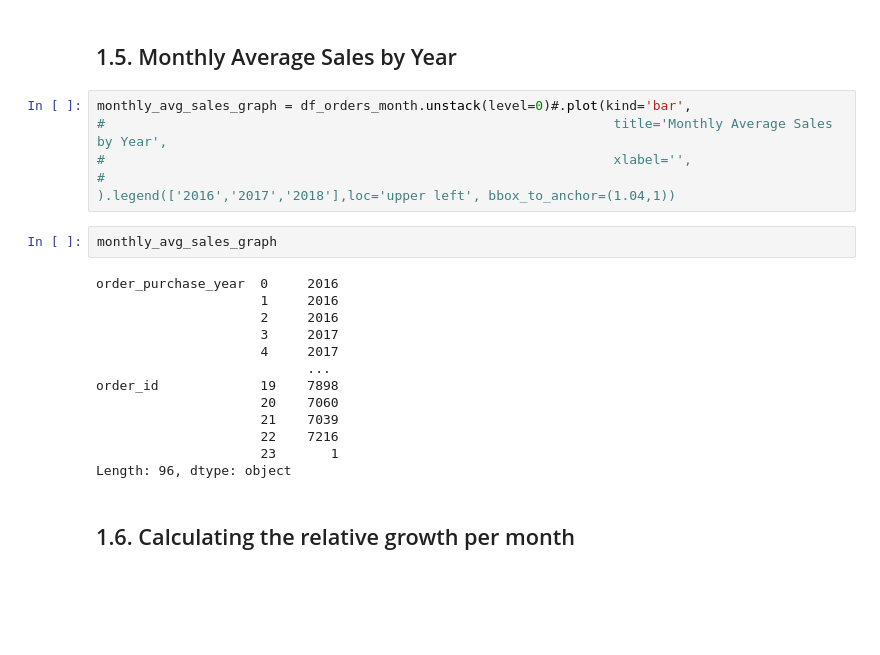
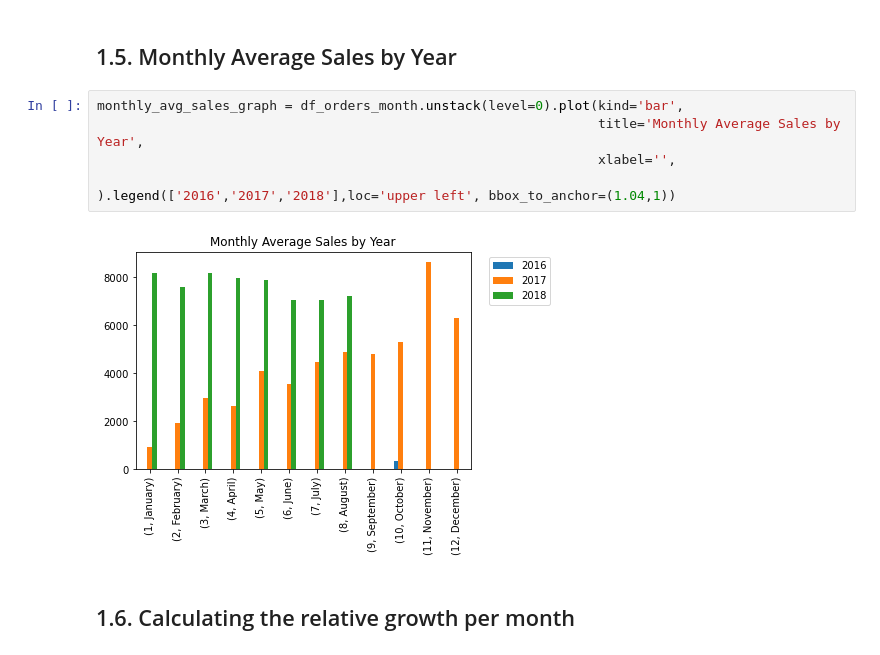
Before and after one commit to LauraFlorio/Brazilian-E-Commerce-Public-Dataset-by-Olist, a Jupyter notebook: Data Analysis - Ecommerce.ipynb, the cells around one changed output. Drawn from its saved outputs; the diff is of its cells as text; blank space fills up the shorter version.

```diff
--- a/Data Analysis - Ecommerce.ipynb
+++ b/Data Analysis - Ecommerce.ipynb
@@ -218,25 +217,12 @@ df_rel_growth_graph = df_orders_avg_month['order_id'].plot(kind='bar', figsize=(
 # %% [markdown]
 ## 1.5. Monthly Average Sales by Year
 # %%
-monthly_avg_sales_graph = df_orders_month.unstack(level=0)#.plot(kind='bar',
-#                                                                 title='Monthly Average Sales by Year',
-#                                                                 xlabel='',
-#                                                                ).legend(['2016','2017','2018'],loc='upper left', bbox_to_anchor=(1.04,1))
+monthly_avg_sales_graph = df_orders_month.unstack(level=0).plot(kind='bar',
+                                                                title='Monthly Average Sales by Year',
+                                                                xlabel='',
+                                                               ).legend(['2016','2017','2018'],loc='upper left', bbox_to_anchor=(1.04,1))
+# %% [output]
+[figure, added]
-# %%
-monthly_avg_sales_graph
-# %% [output]
-order_purchase_year  0     2016
-                     1     2016
-                     2     2016
-                     3     2017
-                     4     2017
-                           ...
-order_id             19    7898
-                     20    7060
-                     21    7039
-                     22    7216
-                     23       1
-Length: 96, dtype: object
 # %% [markdown]
 ## 1.6. Calculating the relative growth per month
 # %%
```
Also changed, not shown: parts of 2 cells of this notebook.
